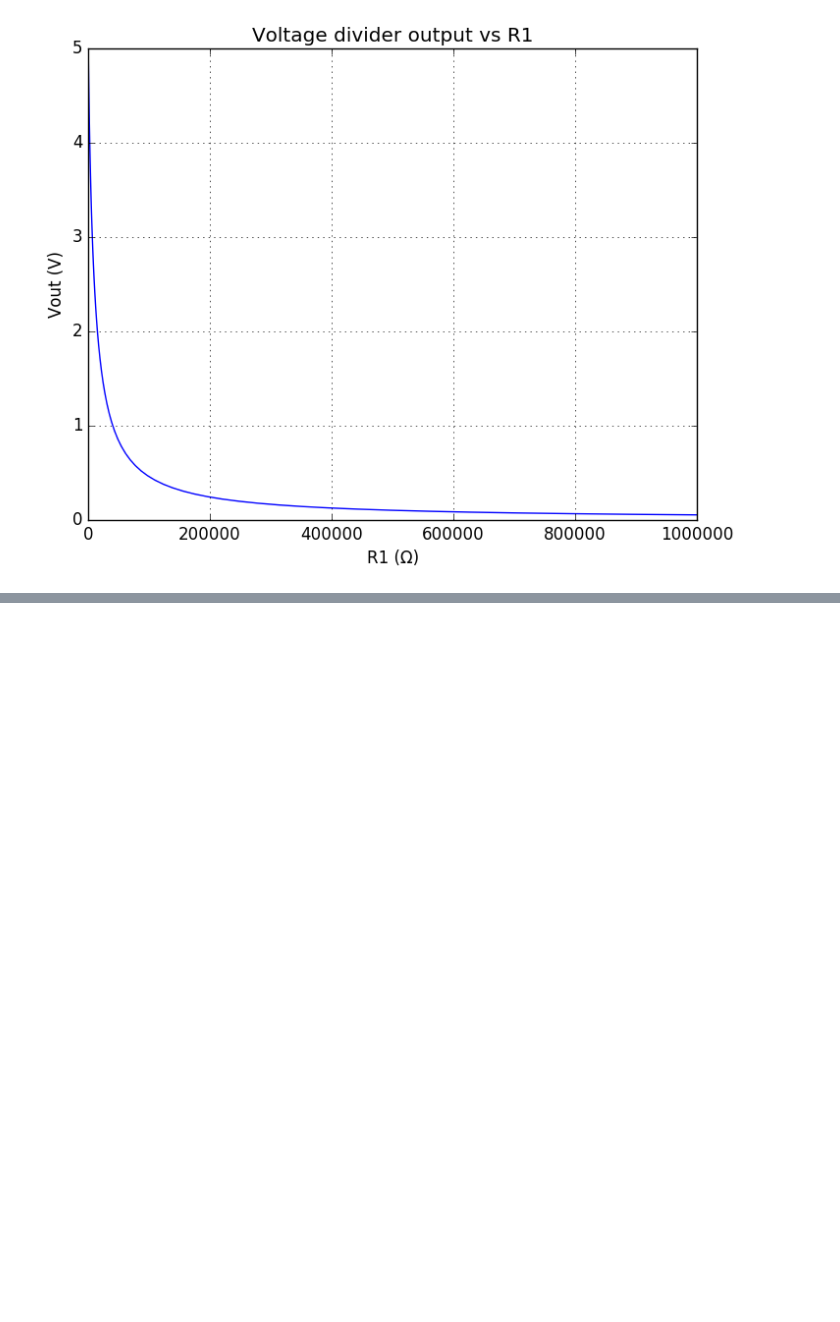
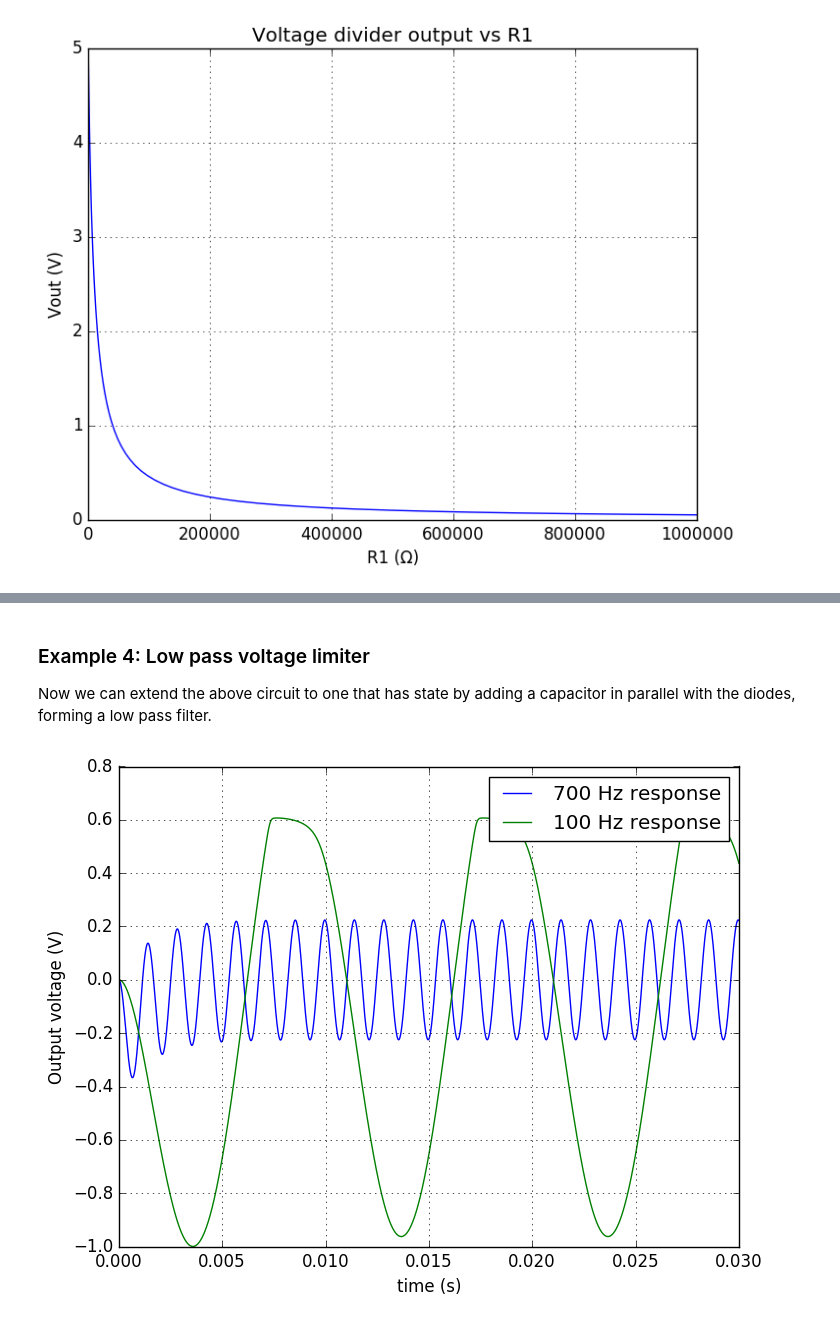
Before and after one commit to mridsole/SimpleCircuits.jl, a Jupyter notebook: MATH3976 Project - Rapisarda 440429320.ipynb, the cells around one changed output, grey strips where cells are left out. Saved outputs shown, nothing was run; the diff lists cells and outputs as text; code cells hidden in the pictures; blank space fills up the shorter version.

```diff
--- a/MATH3976 Project - Rapisarda 440429320.ipynb
+++ b/MATH3976 Project - Rapisarda 440429320.ipynb
@@ -96,0 +177,34 @@ Linear circuit analysis is not so interesting, since Thevenin's theorem states t
+# %% [markdown]
+### Example 4: Low pass voltage limiter
+
+Now we can extend the above circuit to one that has state by adding a capacitor in parallel with the diodes, forming a low pass filter.
+# %%
+c1 = Capacitor(3e-7)
+
+# connect it across the diode branches
+connect!(circ, c1.p1, r1.p2)
+connect!(circ, c1.p2, circ.gnd)
+
+# set the input voltage frequency to 700 Hz
+f = 0.7e+3
+vin.V = :(1.5*sin(2pi*$(f)*t))
+
+# set a small range as appropriate for a high frequency
+trange = 0.:0.00001:0.03
+cop = trans(circ, trange)
+
+grid(b=true, which="major")
+plot(trange, cop[r1.p2])
+
+# now do it again, for a lower frequency
+f = 0.1e+3
+vin.V = :(1.3*sin(2pi*$(f)*t))
+
+cop = trans(circ, trange)
+plot(trange, cop[r1.p2])
+
+legend(["700 Hz response", "100 Hz response"])
+xlabel("time (s)")
+ylabel("Output voltage (V)");
+# %% [output]
+[figure, added]
```
Also changed, not shown: parts of 15 cells of this notebook, 5 other files.
